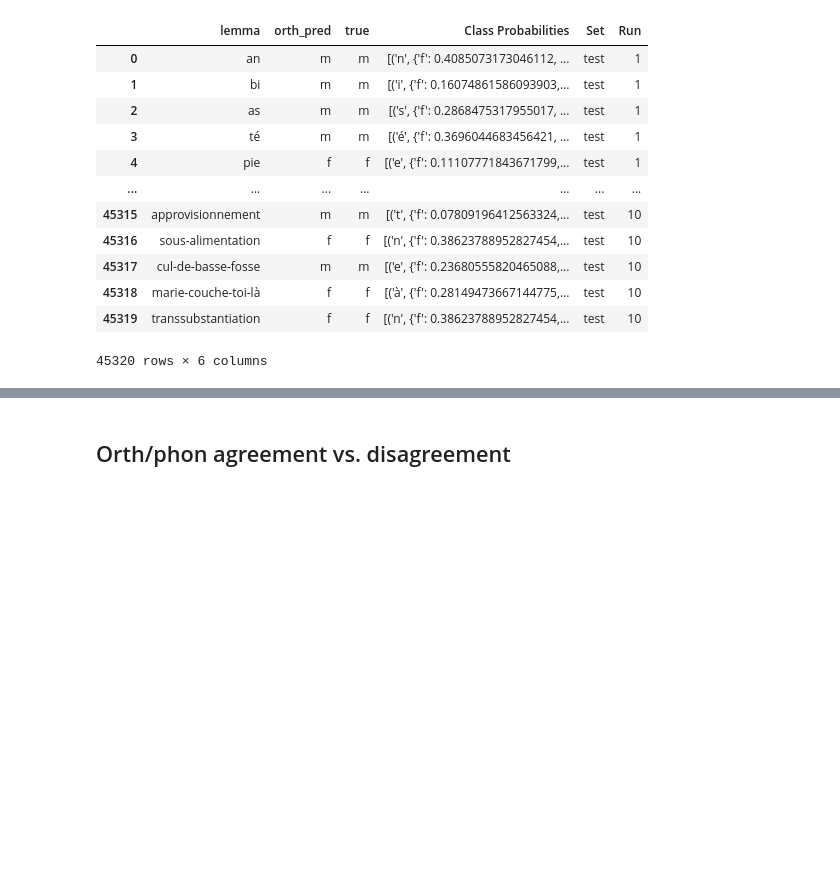
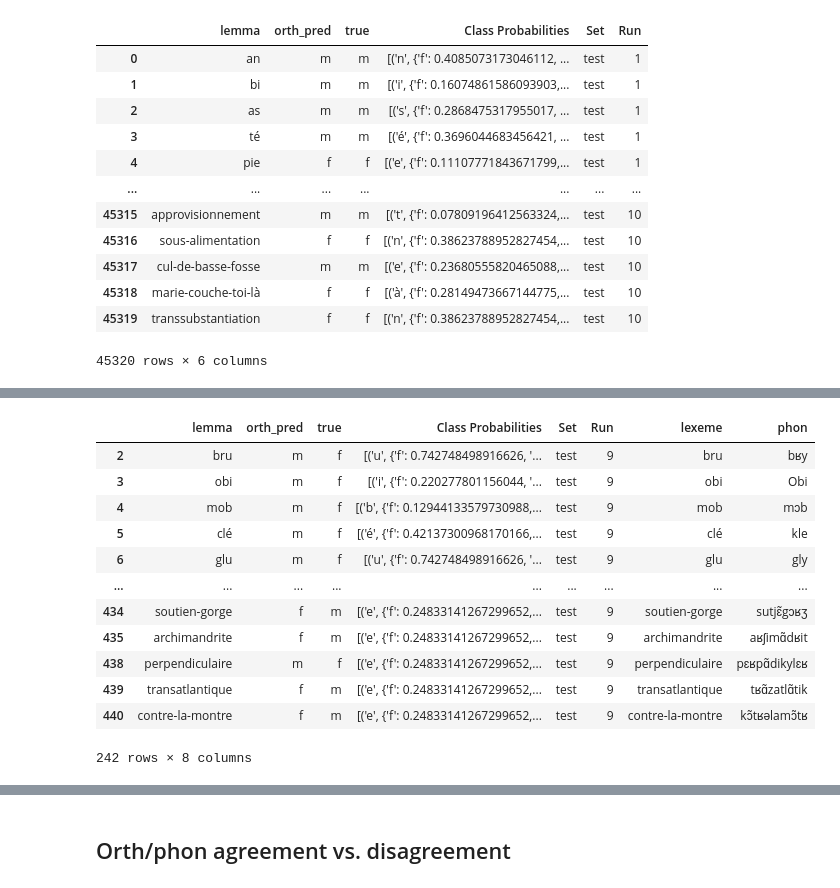
Before and after one commit to obonami/gender_prediction, a Jupyter notebook: src/orth_phon_comparison.ipynb, the cells around one changed output, grey strips where cells are left out. Saved outputs shown, nothing was run; the diff lists cells and outputs as text; code cells hidden in the pictures; blank space fills up the shorter version.

```diff
--- a/src/orth_phon_comparison.ipynb
+++ b/src/orth_phon_comparison.ipynb
@@ -77,0 +115,18 @@ phon_preds_x10
+# %%
+# Find common errors based on the phonetic transcription and merge df
+common_errors = orth_errors_with_phon[orth_errors_with_phon['phon'].isin(phon_errors_max['phon'])]
+common_errors
+# %% [output]
+|  | lemma | orth_pred | true | Class Probabilities | Set | Run | lexeme | phon |
+| 2 | bru | m | f | [('u', {'f': 0.742748498916626, '... | test | 9 | bru | bʁy |
+| 3 | obi | m | f | [('i', {'f': 0.220277801156044, '... | test | 9 | obi | Obi |
+| 4 | mob | m | f | [('b', {'f': 0.12944133579730988,... | test | 9 | mob | mɔb |
+| 5 | clé | m | f | [('é', {'f': 0.42137300968170166,... | test | 9 | clé | kle |
+| 6 | glu | m | f | [('u', {'f': 0.742748498916626, '... | test | 9 | glu | gly |
+| ... | ... | ... | ... | ... | ... | ... | ... | ... |
+| 434 | soutien-gorge | f | m | [('e', {'f': 0.24833141267299652,... | test | 9 | soutien-gorge | sutjɛ̃gɔʁʒ |
+| 435 | archimandrite | f | m | [('e', {'f': 0.24833141267299652,... | test | 9 | archimandrite | aʁʃimɑ̃dʁit |
+| 438 | perpendiculaire | m | f | [('e', {'f': 0.24833141267299652,... | test | 9 | perpendiculaire | pɛʁpɑ̃dikylɛʁ |
+| 439 | transatlantique | f | m | [('e', {'f': 0.24833141267299652,... | test | 9 | transatlantique | tʁɑ̃zatlɑ̃tik |
+| 440 | contre-la-montre | f | m | [('e', {'f': 0.24833141267299652,... | test | 9 | contre-la-montre | kɔ̃tʁəlamɔ̃tʁ |
+242 rows × 8 columns
```
Also changed, not shown: parts of 11 cells of this notebook.
